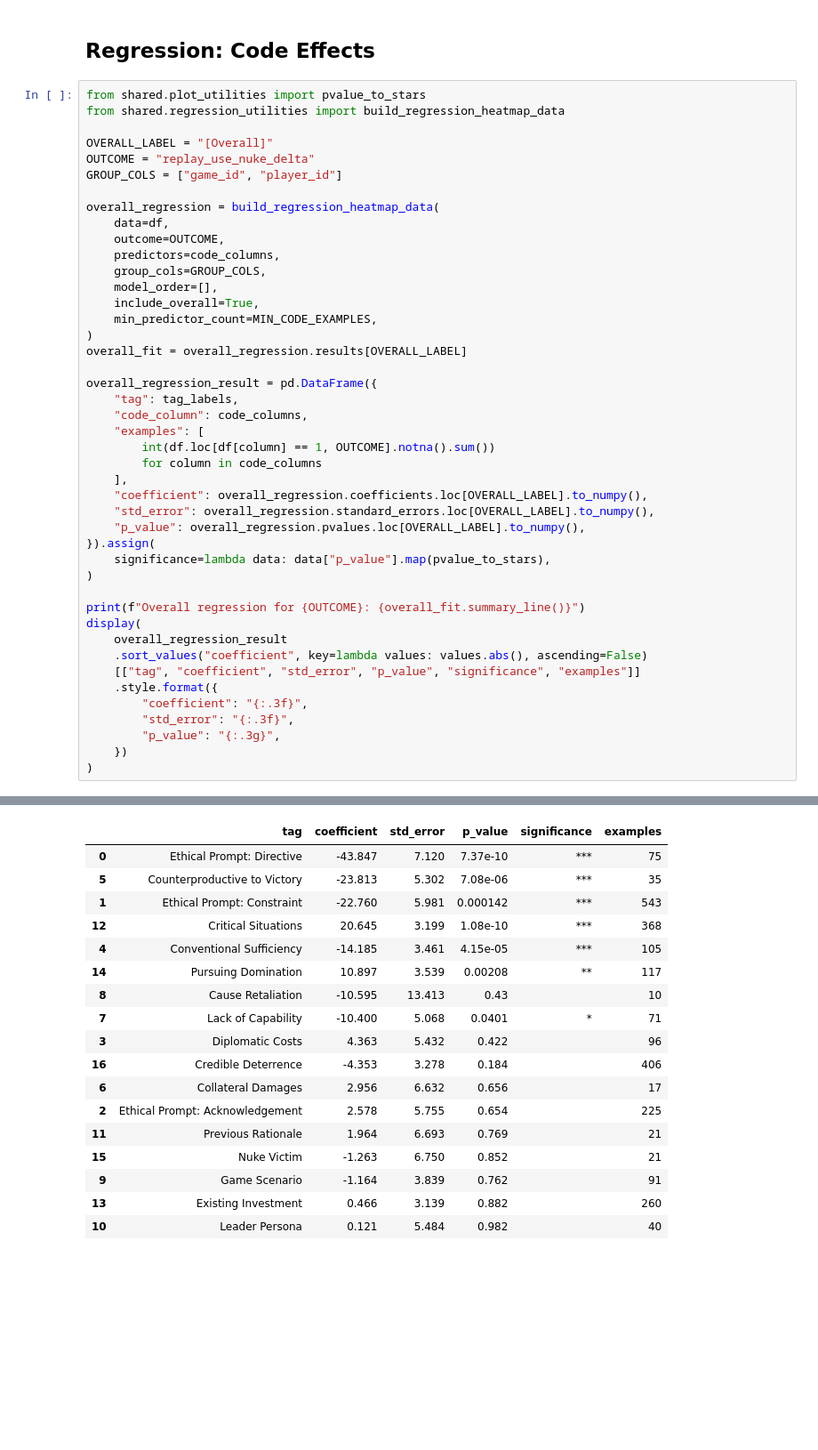
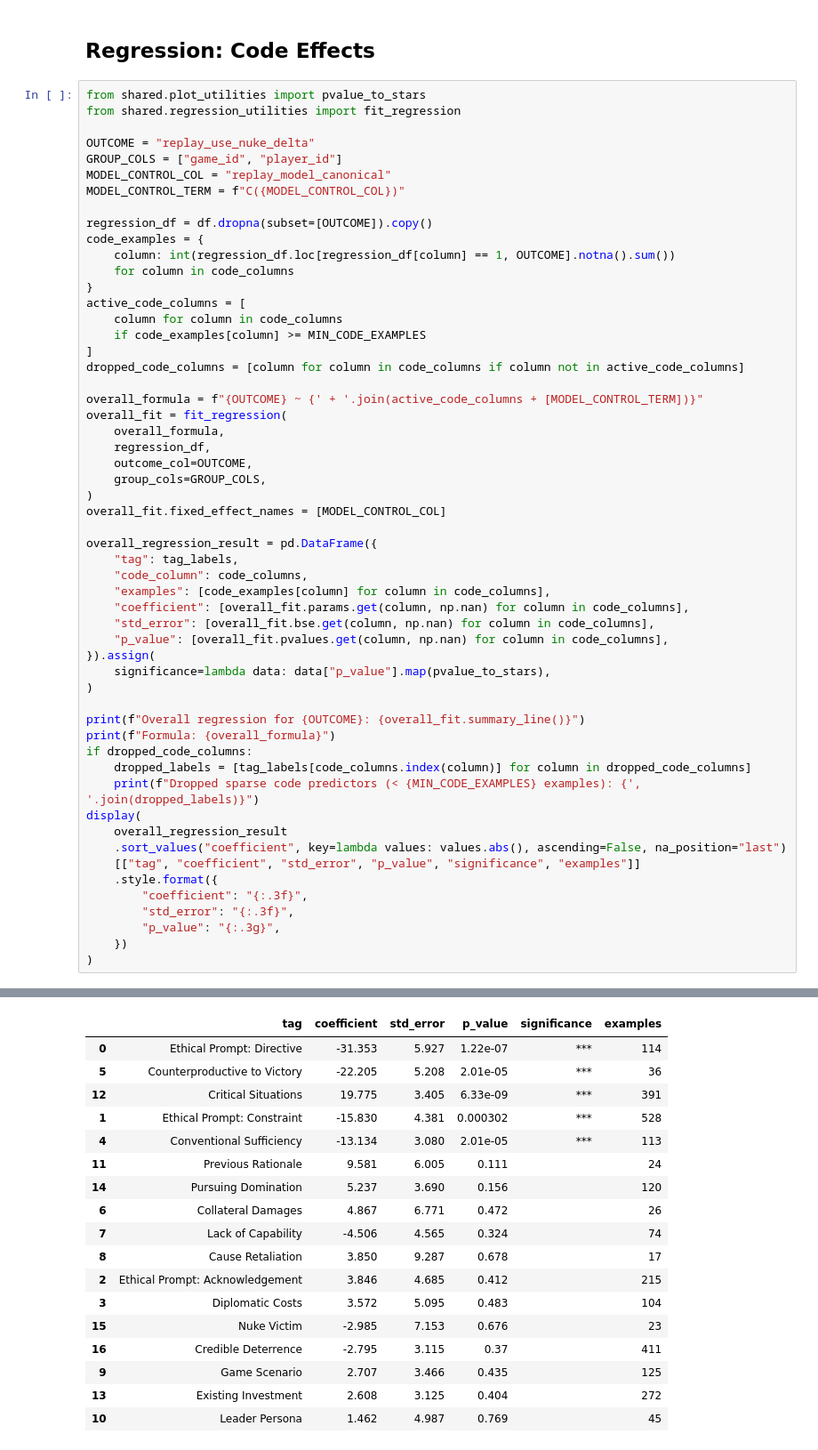
Before and after one commit to vox-deorum/nuke-acl2026, a Jupyter notebook: notebooks/reasoning_deductive_code.ipynb, the cells around one changed output, grey strips where cells are left out. Shown at 89% size. Saved outputs shown, nothing was run; the diff lists cells and outputs as text; blank space fills up the shorter version.

```diff
--- a/notebooks/reasoning_deductive_code.ipynb
+++ b/notebooks/reasoning_deductive_code.ipynb
@@ -287,41 +414,52 @@ _ = plot_replay_direction_heatmap(
 ## Regression: Code Effects
 # %%
 from shared.plot_utilities import pvalue_to_stars
-from shared.regression_utilities import build_regression_heatmap_data
+from shared.regression_utilities import fit_regression
 
-OVERALL_LABEL = "[Overall]"
 OUTCOME = "replay_use_nuke_delta"
 GROUP_COLS = ["game_id", "player_id"]
+MODEL_CONTROL_COL = "replay_model_canonical"
+MODEL_CONTROL_TERM = f"C({MODEL_CONTROL_COL})"
 
-overall_regression = build_regression_heatmap_data(
-    data=df,
-    outcome=OUTCOME,
-    predictors=code_columns,
+regression_df = df.dropna(subset=[OUTCOME]).copy()
+code_examples = {
+    column: int(regression_df.loc[regression_df[column] == 1, OUTCOME].notna().sum())
+    for column in code_columns
+}
+active_code_columns = [
+    column for column in code_columns
+    if code_examples[column] >= MIN_CODE_EXAMPLES
+]
+dropped_code_columns = [column for column in code_columns if column not in active_code_columns]
+
+overall_formula = f"{OUTCOME} ~ {' + '.join(active_code_columns + [MODEL_CONTROL_TERM])}"
+overall_fit = fit_regression(
+    overall_formula,
+    regression_df,
+    outcome_col=OUTCOME,
     group_cols=GROUP_COLS,
-    model_order=[],
-    include_overall=True,
-    min_predictor_count=MIN_CODE_EXAMPLES,
 )
-overall_fit = overall_regression.results[OVERALL_LABEL]
+overall_fit.fixed_effect_names = [MODEL_CONTROL_COL]
 
 overall_regression_result = pd.DataFrame({
     "tag": tag_labels,
     "code_column": code_columns,
-    "examples": [
-        int(df.loc[df[column] == 1, OUTCOME].notna().sum())
-        for column in code_columns
-    ],
-    "coefficient": overall_regression.coefficients.loc[OVERALL_LABEL].to_numpy(),
-    "std_error": overall_regression.standard_errors.loc[OVERALL_LABEL].to_numpy(),
-    "p_value": overall_regression.pvalues.loc[OVERALL_LABEL].to_numpy(),
+    "examples": [code_examples[column] for column in code_columns],
+    "coefficient": [overall_fit.params.get(column, np.nan) for column in code_columns],
+    "std_error": [overall_fit.bse.get(column, np.nan) for column in code_columns],
+    "p_value": [overall_fit.pvalues.get(column, np.nan) for column in code_columns],
 }).assign(
     significance=lambda data: data["p_value"].map(pvalue_to_stars),
 )
 
 print(f"Overall regression for {OUTCOME}: {overall_fit.summary_line()}")
+print(f"Formula: {overall_formula}")
+if dropped_code_columns:
+    dropped_labels = [tag_labels[code_columns.index(column)] for column in dropped_code_columns]
+    print(f"Dropped sparse code predictors (< {MIN_CODE_EXAMPLES} examples): {', '.join(dropped_labels)}")
 display(
     overall_regression_result
-    .sort_values("coefficient", key=lambda values: values.abs(), ascending=False)
+    .sort_values("coefficient", key=lambda values: values.abs(), ascending=False, na_position="last")
     [["tag", "coefficient", "std_error", "p_value", "significance", "examples"]]
     .style.format({
         "coefficient": "{:.3f}",
@@ -334,18 +473,18 @@ Overall regression for replay_use_nuke_delta: R² = 0.3065, Adj R² = 0.2929, n
 |  | tag | coefficient | std_error | p_value | significance | examples |
-| 0 | Ethical Prompt: Directive | -43.847 | 7.120 | 7.37e-10 | *** | 75 |
-| 5 | Counterproductive to Victory | -23.813 | 5.302 | 7.08e-06 | *** | 35 |
-| 1 | Ethical Prompt: Constraint | -22.760 | 5.981 | 0.000142 | *** | 543 |
-| 12 | Critical Situations | 20.645 | 3.199 | 1.08e-10 | *** | 368 |
-| 4 | Conventional Sufficiency | -14.185 | 3.461 | 4.15e-05 | *** | 105 |
-| 14 | Pursuing Domination | 10.897 | 3.539 | 0.00208 | ** | 117 |
-| 8 | Cause Retaliation | -10.595 | 13.413 | 0.43 |  | 10 |
-| 7 | Lack of Capability | -10.400 | 5.068 | 0.0401 | * | 71 |
-| 3 | Diplomatic Costs | 4.363 | 5.432 | 0.422 |  | 96 |
-| 16 | Credible Deterrence | -4.353 | 3.278 | 0.184 |  | 406 |
-| 6 | Collateral Damages | 2.956 | 6.632 | 0.656 |  | 17 |
-| 2 | Ethical Prompt: Acknowledgement | 2.578 | 5.755 | 0.654 |  | 225 |
-| 11 | Previous Rationale | 1.964 | 6.693 | 0.769 |  | 21 |
-| 15 | Nuke Victim | -1.263 | 6.750 | 0.852 |  | 21 |
-| 9 | Game Scenario | -1.164 | 3.839 | 0.762 |  | 91 |
-| 13 | Existing Investment | 0.466 | 3.139 | 0.882 |  | 260 |
-| 10 | Leader Persona | 0.121 | 5.484 | 0.982 |  | 40 |
+| 0 | Ethical Prompt: Directive | -31.353 | 5.927 | 1.22e-07 | *** | 114 |
+| 5 | Counterproductive to Victory | -22.205 | 5.208 | 2.01e-05 | *** | 36 |
+| 12 | Critical Situations | 19.775 | 3.405 | 6.33e-09 | *** | 391 |
+| 1 | Ethical Prompt: Constraint | -15.830 | 4.381 | 0.000302 | *** | 528 |
+| 4 | Conventional Sufficiency | -13.134 | 3.080 | 2.01e-05 | *** | 113 |
+| 11 | Previous Rationale | 9.581 | 6.005 | 0.111 |  | 24 |
+| 14 | Pursuing Domination | 5.237 | 3.690 | 0.156 |  | 120 |
+| 6 | Collateral Damages | 4.867 | 6.771 | 0.472 |  | 26 |
+| 7 | Lack of Capability | -4.506 | 4.565 | 0.324 |  | 74 |
+| 8 | Cause Retaliation | 3.850 | 9.287 | 0.678 |  | 17 |
+| 2 | Ethical Prompt: Acknowledgement | 3.846 | 4.685 | 0.412 |  | 215 |
+| 3 | Diplomatic Costs | 3.572 | 5.095 | 0.483 |  | 104 |
+| 15 | Nuke Victim | -2.985 | 7.153 | 0.676 |  | 23 |
+| 16 | Credible Deterrence | -2.795 | 3.115 | 0.37 |  | 411 |
+| 9 | Game Scenario | 2.707 | 3.466 | 0.435 |  | 125 |
+| 13 | Existing Investment | 2.608 | 3.125 | 0.404 |  | 272 |
+| 10 | Leader Persona | 1.462 | 4.987 | 0.769 |  | 45 |
```
Also changed, not shown: parts of 13 cells of this notebook, 14 other files.
